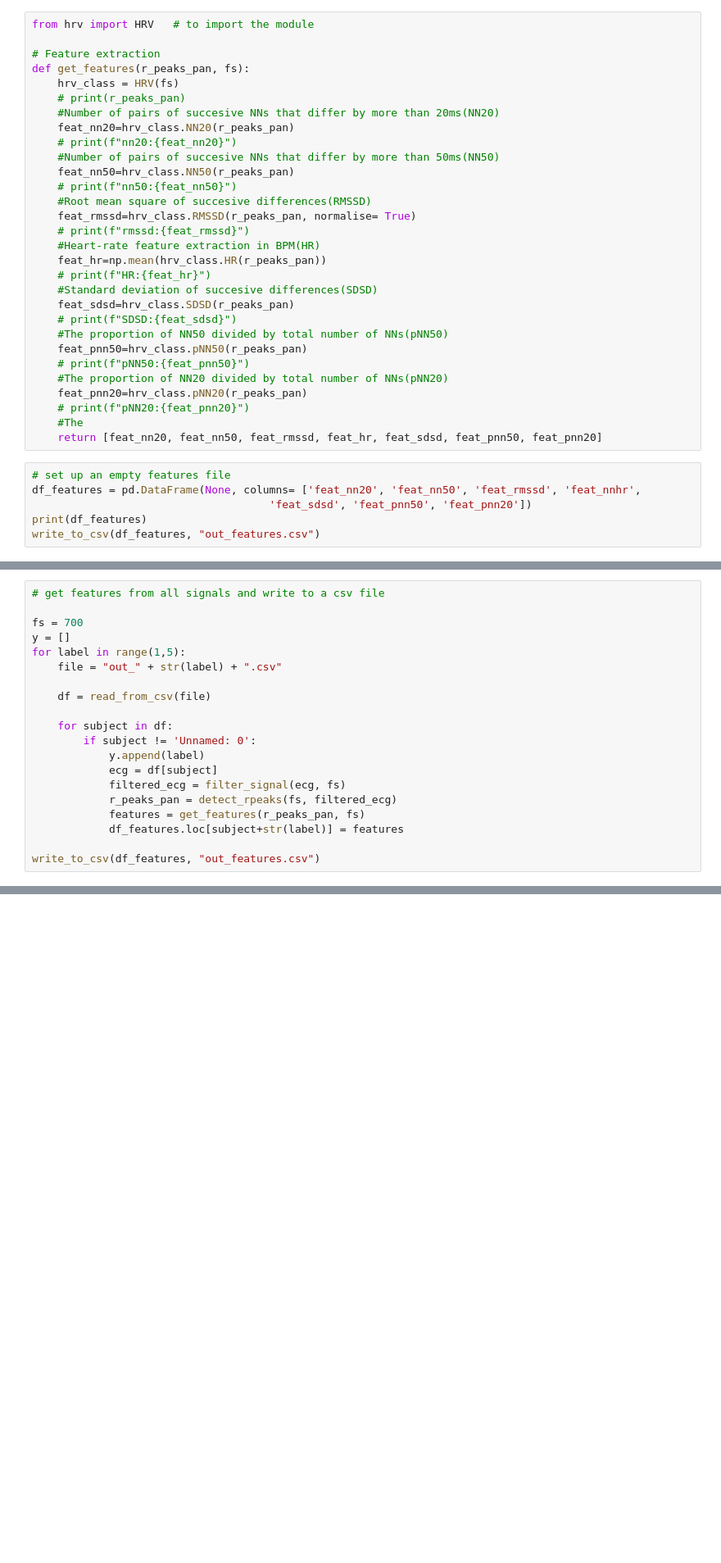
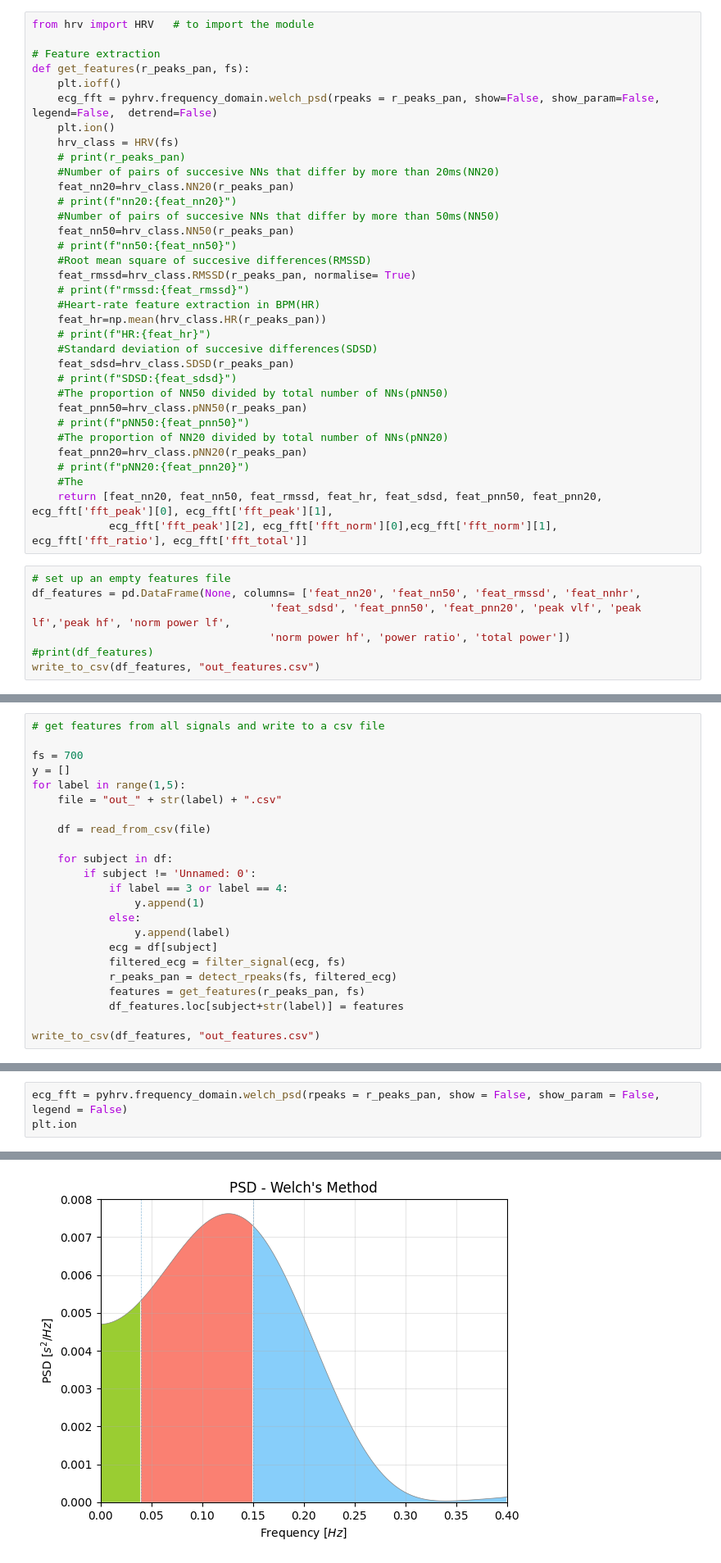
Before and after one commit to aacudad/EPO4-C2, a Jupyter notebook: feature_extraction.ipynb, the cells around one changed output, grey strips where cells are left out. Shown: that part at 82% size. Drawn from its saved outputs; the diff is of its cells as text; blank space fills up the shorter version.

Commit message:
Added frequency domain

```diff
--- a/feature_extraction.ipynb
+++ b/feature_extraction.ipynb
@@ -74,6 +75,9 @@ from hrv import HRV   # to import the module
 
 # Feature extraction
 def get_features(r_peaks_pan, fs):
+    plt.ioff()
+    ecg_fft = pyhrv.frequency_domain.welch_psd(rpeaks = r_peaks_pan, show=False, show_param=False, legend=False,  detrend=False)
+    plt.ion()
     hrv_class = HRV(fs)
     # print(r_peaks_pan)
     #Number of pairs of succesive NNs that differ by more than 20ms(NN20)
@@ -98,10 +102,12 @@ def get_features(r_peaks_pan, fs):
     feat_pnn20=hrv_class.pNN20(r_peaks_pan)
     # print(f"pNN20:{feat_pnn20}")
     #The
-    return [feat_nn20, feat_nn50, feat_rmssd, feat_hr, feat_sdsd, feat_pnn50, feat_pnn20]
+    return [feat_nn20, feat_nn50, feat_rmssd, feat_hr, feat_sdsd, feat_pnn50, feat_pnn20, ecg_fft['fft_peak'][0], ecg_fft['fft_peak'][1],
+            ecg_fft['fft_peak'][2], ecg_fft['fft_norm'][0],ecg_fft['fft_norm'][1], ecg_fft['fft_ratio'], ecg_fft['fft_total']]
 # %%
 # set up an empty features file
 df_features = pd.DataFrame(None, columns= ['feat_nn20', 'feat_nn50', 'feat_rmssd', 'feat_nnhr',
-                                     'feat_sdsd', 'feat_pnn50', 'feat_pnn20'])
-print(df_features)
+                                     'feat_sdsd', 'feat_pnn50', 'feat_pnn20', 'peak vlf', 'peak lf','peak hf', 'norm power lf',
+                                     'norm power hf', 'power ratio', 'total power'])
+#print(df_features)
 write_to_csv(df_features, "out_features.csv")
@@ -121,7 +123,10 @@ for label in range(1,5):
 
     for subject in df:
         if subject != 'Unnamed: 0':
-            y.append(label)
+            if label == 3 or label == 4:
+                y.append(1)
+            else:
+                y.append(label)
             ecg = df[subject]
             filtered_ecg = filter_signal(ecg, fs)
             r_peaks_pan = detect_rpeaks(fs, filtered_ecg)
@@ -165,0 +182,4 @@ print(model.score(X_test_pca, y_test))
+# %%
+ecg_fft = pyhrv.frequency_domain.welch_psd(rpeaks = r_peaks_pan, show = False, show_param = False, legend = False)
+plt.ion
+# %% [output]
@@ -165,0 +187 @@ print(model.score(X_test_pca, y_test))
+[figure, added]
```
Also changed, not shown: parts of 10 cells of this notebook, 2 other files.
